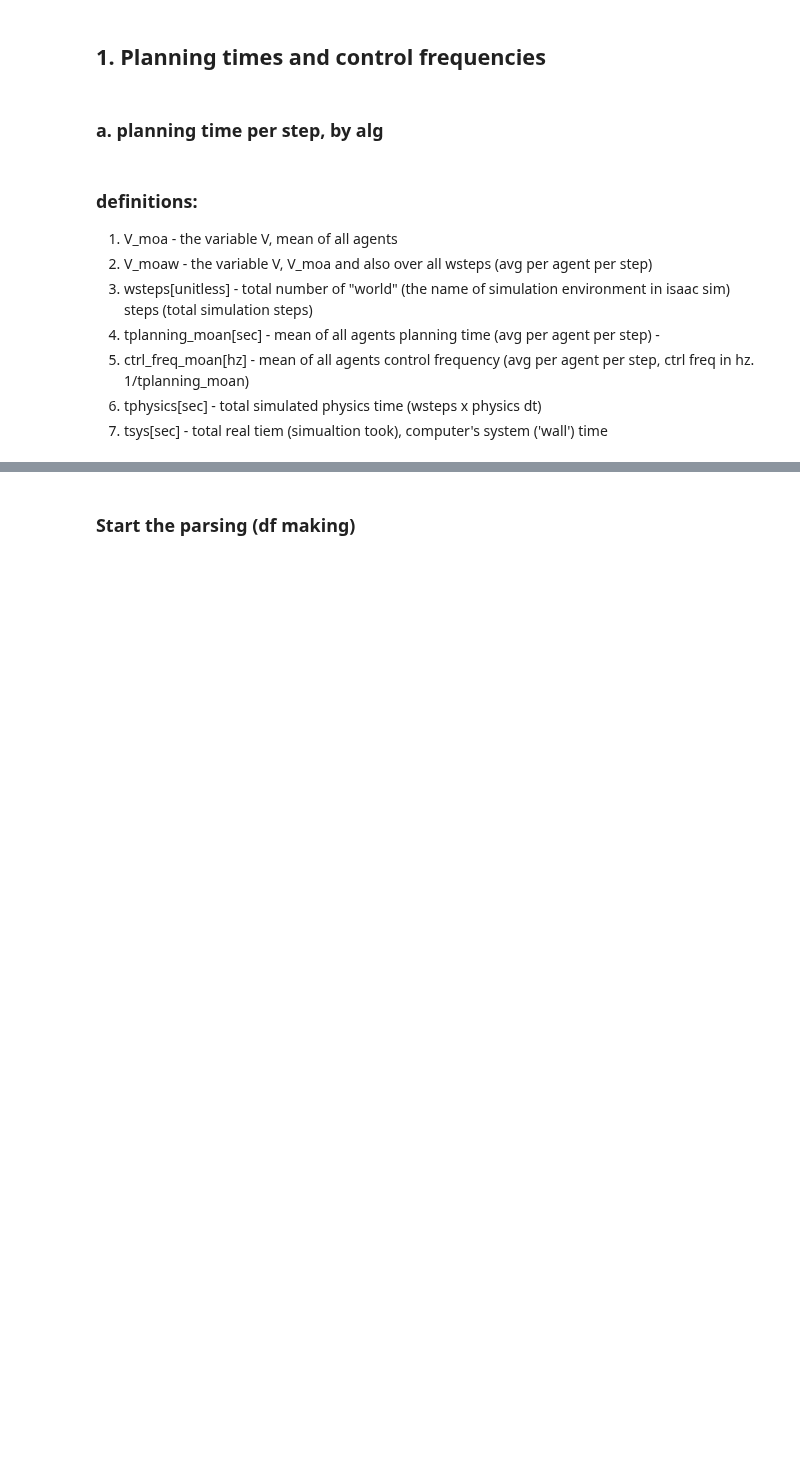
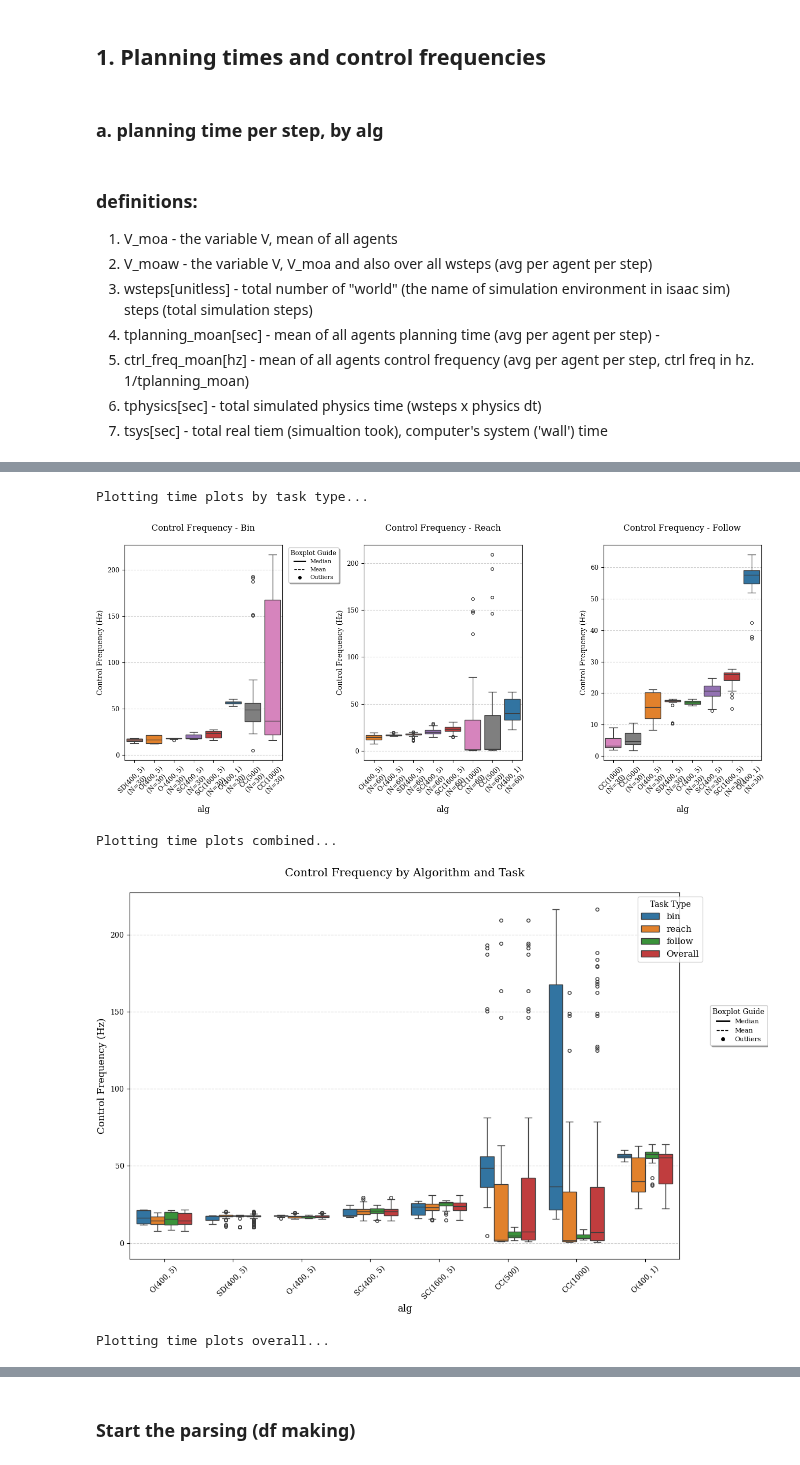
Before and after one commit to Dan7171/rl_for_curobo, a Jupyter notebook: projects_root/experiments/analysis_test_cluster.ipynb, the cells around one changed output, grey strips where cells are left out. Drawn from its saved outputs; the diff is of its cells as text; code cells hidden in the pictures; blank space fills up the shorter version.

```diff
--- a/projects_root/experiments/analysis_test_cluster.ipynb
+++ b/projects_root/experiments/analysis_test_cluster.ipynb
@@ -934,17 +942,5 @@ def show_algorithm_counts(df_planning_time):
 # %% [markdown]
 # Load simulations (will take a while)
-# %%
-mem_usage_before_loading = get_memory_usage()
-valid_sim_dir_paths, valid_sim_names, valid_sim_pkl_paths = find_valid_sims_for_loading(verbose=verbose) # checking input dirs
-reach_sims, bin_sims, follow_sims, disk_sims = load_and_process_sim_files(valid_sim_pkl_paths, valid_sim_dir_paths, batch_size=BATCH_SIZE)
-all_sims = bin_sims + reach_sims + follow_sims + disk_sims
-print(f'Loading finished:')
-print(f'  Reach simulations: {len(reach_sims)}')
-print(f'  Bin simulations: {len(bin_sims)}')
-print(f'  Follow simulations: {len(follow_sims)}')
-print(f'  Disk simulations: {len(disk_sims)}')
-print(f'  Total: {len(all_sims)}')
-print(f'Mem Usage Before Loading:{mem_usage_before_loading:.1f} MB. Mem Usage After Loading: {get_memory_usage():.1f} MB')
 # %% [markdown]
 Sim info
 # %% [markdown]
@@ -1091,0 +963,16 @@ if time_analysis:
+# %%
+if time_analysis:
+    mem_usage_before_loading = get_memory_usage()
+    valid_sim_dir_paths, valid_sim_names, valid_sim_pkl_paths = find_valid_sims_for_loading(root_paths_time_analysis, verbose=verbose) # checking input dirs
+    reach_sims, bin_sims, follow_sims, disk_sims = load_and_process_sim_files(valid_sim_pkl_paths, valid_sim_dir_paths, batch_size=BATCH_SIZE)
+    all_sims = bin_sims + reach_sims + follow_sims + disk_sims
+    print(f'Loading finished:')
+    print(f'  Reach simulations: {len(reach_sims)}')
+    print(f'  Bin simulations: {len(bin_sims)}')
+    print(f'  Follow simulations: {len(follow_sims)}')
+    print(f'  Disk simulations: {len(disk_sims)}')
+    print(f'  Total: {len(all_sims)}')
+    print(f'Mem Usage Before Loading:{mem_usage_before_loading:.1f} MB. Mem Usage After Loading: {get_memory_usage():.1f} MB')
+    df_times = make_df_times(all_sims)
+
+df_times if time_analysis else ''
@@ -1091,0 +1238,14 @@ if time_analysis:
+# %%
+if time_analysis:
+    print('Plotting time plots by task type...')
+    make_time_plots(df_times, hz=True, mode='by_task',save=False)
+    print('Plotting time plots combined...')
+    make_time_plots(df_times, hz=True, mode='combined',save=False)
+    print('Plotting time plots overall...')
+    make_time_plots(df_times, hz=True, mode='overall',save=False)
+# %% [output]
+Plotting time plots by task type...
+[figure, added]
+Plotting time plots combined...
+[figure, added]
+Plotting time plots overall...
```
Also changed, not shown: parts of 87 cells of this notebook, 4 other files.
